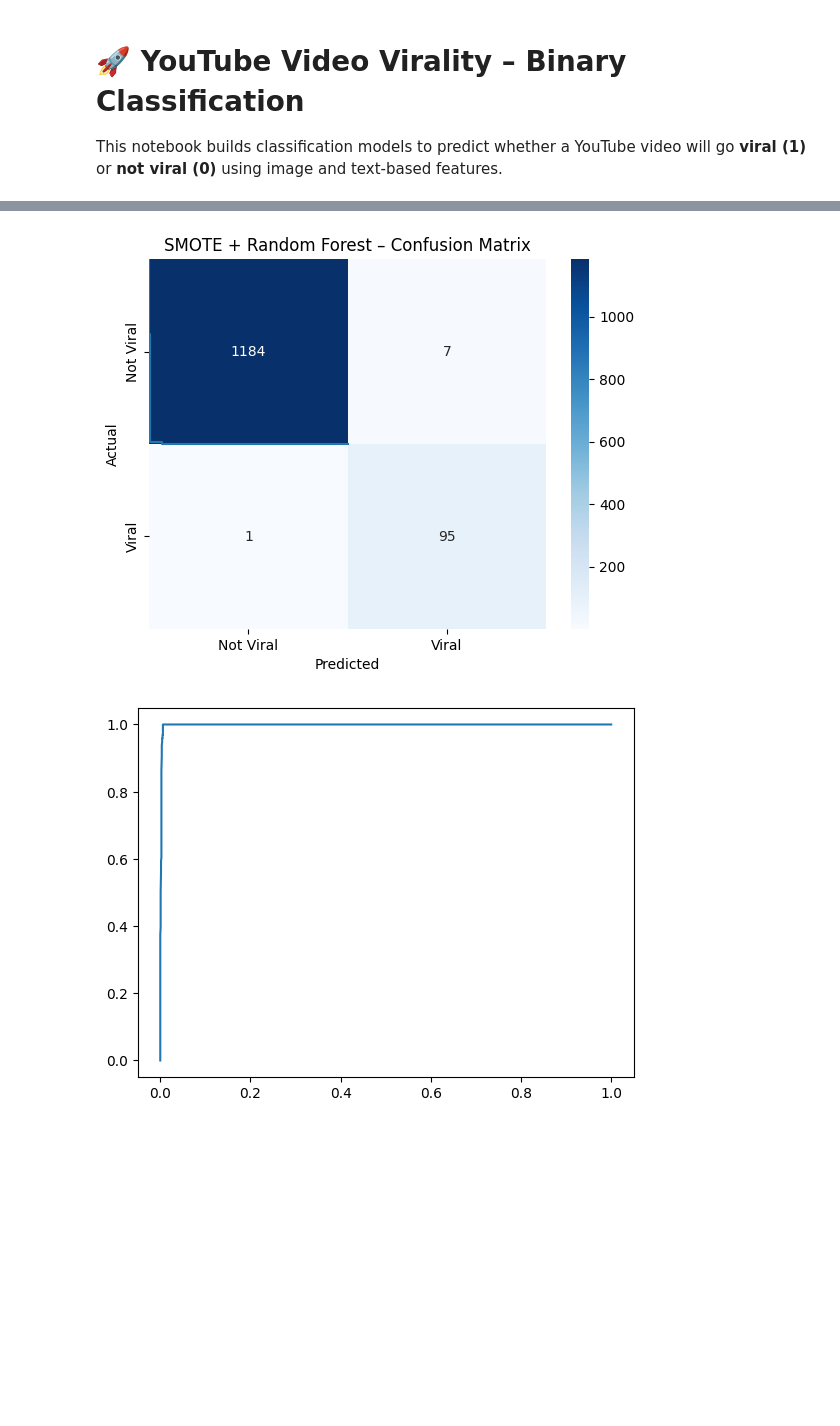
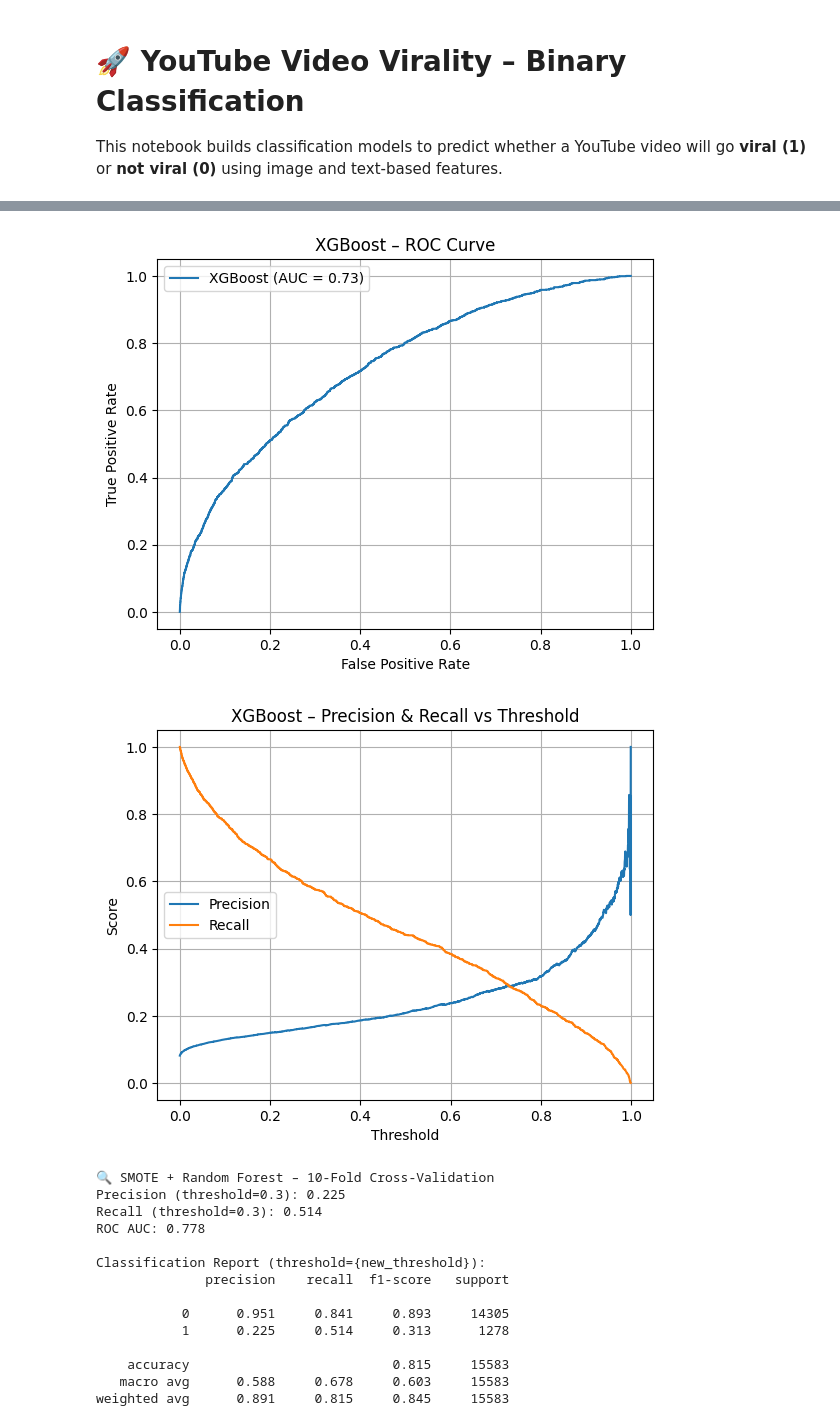
Before and after one commit to rithikkulkarni/Video-Virality, a Jupyter notebook: notebooks/classification_modeling.ipynb, the cells around one changed output, grey strips where cells are left out. Cells and saved outputs as stored; diff of their text form; code cells hidden in the pictures; blank space fills up the shorter version.

Commit message:
Lowered threshold to 0.3 (improved recall significantly)

```diff
--- a/notebooks/classification_modeling.ipynb
+++ b/notebooks/classification_modeling.ipynb
@@ -7,7 +7,7 @@ This notebook builds classification models to predict whether a YouTube video wi
 import pandas as pd
 
 url = "https://raw.githubusercontent.com/rithikkulkarni/Video-Virality/refs/heads/main/data/video_details_v8.csv"
-df = pd.read_csv(url)
+df = pd.read_csv('/content/video_details_v8.csv')
 df.head()
 df.columns
 # df = df.groupby('channel_id').sample(n=100, random_state=42)
@@ -38,7 +38,9 @@ import matplotlib.pyplot as plt
 import numpy as np
 
 X = df.drop(columns=["video_id", "title", "channel_id",
-    "viewCount", "likeCount", "commentCount", "viral", "description", "tags", "title_embedding", "viewCount_log", "likeCount_log", "commentCount_log"])
+    "viewCount", "likeCount", "commentCount", "viral", "description", "tags", "title_embedding"
+    ,"log_viewCount", "log_likeCount", "log_commentCount", "embedding_distance_to_known_viral", "title_embedding_distance_to_viral"
+                     ])
 y = df['viral']
 
 # Scale features
@@ -83,32 +84,57 @@ for name, pipeline in models.items():
     print(f"\n🔍 {name} – 10-Fold Cross-Validation")
 
     # Collect predictions and probabilities via CV
-    preds = cross_val_predict(pipeline, X_scaled, y, cv=cv, method='predict')
     probs = cross_val_predict(pipeline, X_scaled, y, cv=cv, method='predict_proba')[:, 1]
 
-    # Evaluation metrics
-    precision = precision_score(y, preds)
-    recall = recall_score(y, preds)
-    roc_auc = roc_auc_score(y, probs)
+    # Define your desired threshold (e.g., 0.3 instead of 0.5)
+    new_threshold = 0.3
 
-    print(f"Precision: {precision:.3f}")
-    print(f"Recall: {recall:.3f}")
+    # Apply the new threshold to get predictions
+    preds_at_threshold = (probs >= new_threshold).astype(int)
+
+    # Evaluation metrics using the new predictions
+    precision = precision_score(y, preds_at_threshold)
+    recall = recall_score(y, preds_at_threshold)
+    roc_auc = roc_auc_score(y, probs) # ROC AUC is not affected by threshold
+
+    print(f"Precision (threshold={new_threshold}): {precision:.3f}")
+    print(f"Recall (threshold={new_threshold}): {recall:.3f}")
     print(f"ROC AUC: {roc_auc:.3f}")
-    print("\nClassification Report:")
-    print(classification_report(y, preds, digits=3))
+    print("\nClassification Report (threshold={new_threshold}):")
+    print(classification_report(y, preds_at_threshold, digits=3))
 
     # Confusion Matrix
-    cm = confusion_matrix(y, preds)
+    cm = confusion_matrix(y, preds_at_threshold)
     import seaborn as sns
     sns.heatmap(cm, annot=True, fmt="d", cmap="Blues", xticklabels=["Not Viral", "Viral"], yticklabels=["Not Viral", "Viral"])
-    plt.title(f"{name} – Confusion Matrix")
+    plt.title(f"{name} – Confusion Matrix (threshold={new_threshold})")
     plt.xlabel("Predicted")
     plt.ylabel("Actual")
     plt.show()
 
-    # ROC Curve
+    # ROC Curve (still use original probabilities)
     fpr, tpr, _ = roc_curve(y, probs)
     plt.plot(fpr, tpr, label=f"{name} (AUC = {roc_auc:.2f})")
+    plt.title(f"{name} – ROC Curve")
+    plt.xlabel("False Positive Rate")
+    plt.ylabel("True Positive Rate")
+    plt.legend()
+    plt.grid()
+    plt.show()
+
+    # Precision-Recall vs Threshold Plot (still use original probabilities)
+    from sklearn.metrics import precision_recall_curve
+
+    prec, rec, thresholds = precision_recall_curve(y, probs)
+    plt.figure()
+    plt.plot(thresholds, prec[:-1], label='Precision')
+    plt.plot(thresholds, rec[:-1], label='Recall')
+    plt.xlabel('Threshold')
+    plt.ylabel('Score')
+    plt.title(f'{name} – Precision & Recall vs Threshold')
+    plt.legend()
+    plt.grid()
+    plt.show()
 # %% [output]
 🔍 XGBoost – 10-Fold Cross-Validation
 Parameters: { "use_label_encoder" } are not used.
@@ -159,2 +171,16 @@ weighted avg      0.994     0.994     0.994      1287
-[figure, old version]
+[figure, new version]
-[figure, old version]
+[figure, new version]
+🔍 SMOTE + Random Forest – 10-Fold Cross-Validation
+Precision (threshold=0.3): 0.225
+Recall (threshold=0.3): 0.514
+ROC AUC: 0.778
+
+Classification Report (threshold={new_threshold}):
+              precision    recall  f1-score   support
+
+           0      0.951     0.841     0.893     14305
+           1      0.225     0.514     0.313      1278
+
+    accuracy                          0.815     15583
+   macro avg      0.588     0.678     0.603     15583
+weighted avg      0.891     0.815     0.845     15583
```
Also changed, not shown: parts of 3 cells of this notebook.
